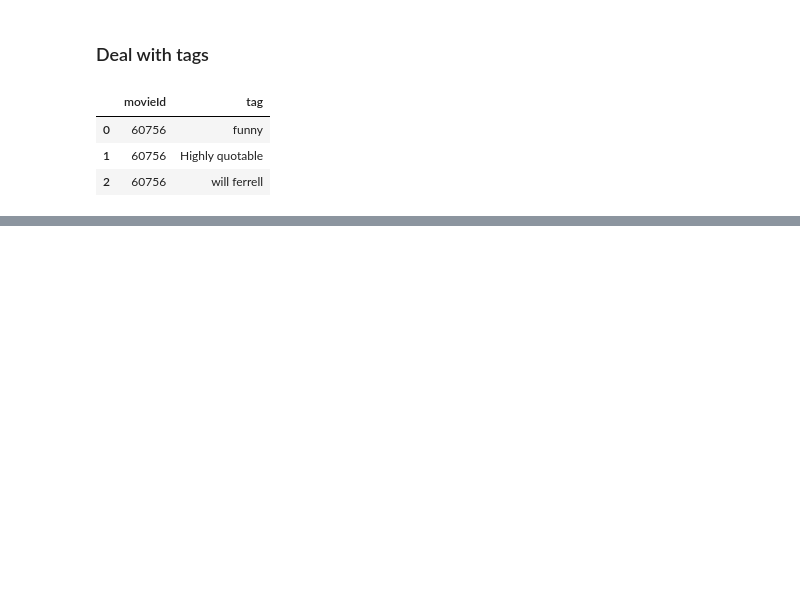
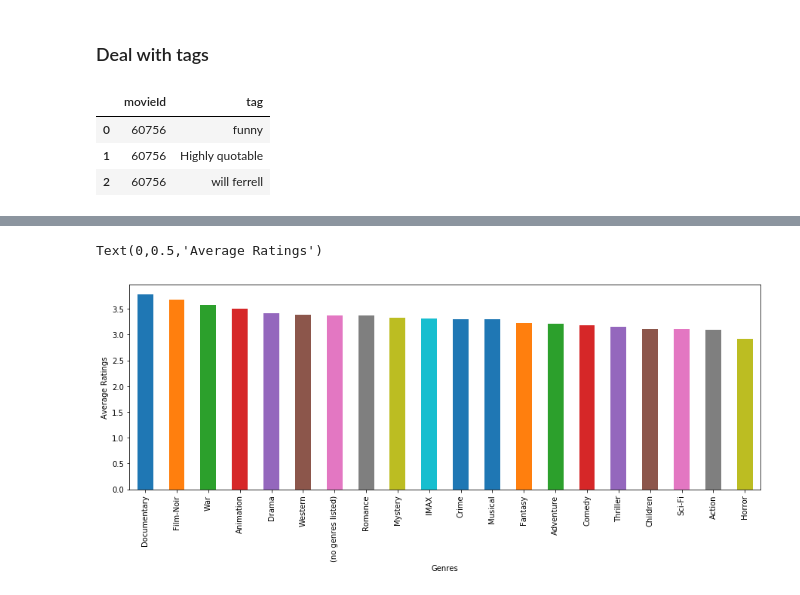
Before and after one commit to RuotingZheng/Movielens, a Jupyter notebook: notebook/Weekend-movie-trip.ipynb, the cells around one changed output, grey strips where cells are left out. Saved outputs shown, nothing was run; the diff lists cells and outputs as text; code cells hidden in the pictures; blank space fills up the shorter version.

```diff
--- a/notebook/Weekend-movie-trip.ipynb
+++ b/notebook/Weekend-movie-trip.ipynb
@@ -190,0 +200,2 @@ tags.head(3)
+# %%
+moviegenres.drop(["title"],axis=1,inplace = True)
@@ -190,0 +211,2 @@ tags.head(3)
+# %%
+moviegenratings = pd.merge(moviegenres, movieratings, on=['movieId'])
@@ -191,2 +222,12 @@ tags.head(3)
 # %%
-moviegenres.groupby("genres").agg({"average rating":"sum"})
+moviegenratings_ave=moviegenratings.groupby("genres")["average rating"].mean()
+# %%
+moviegenratings_ave = moviegenratings_ave.sort_values(ascending=False)
+# %%
+moviegenratings_ave.plot.bar(figsize=(15, 5))
+
+plt.xlabel("Genres")
+plt.ylabel("Average Ratings")
+# %% [output]
+Text(0,0.5,'Average Ratings')
+[figure, added]
```
Also changed, not shown: parts of 15 cells of this notebook.
